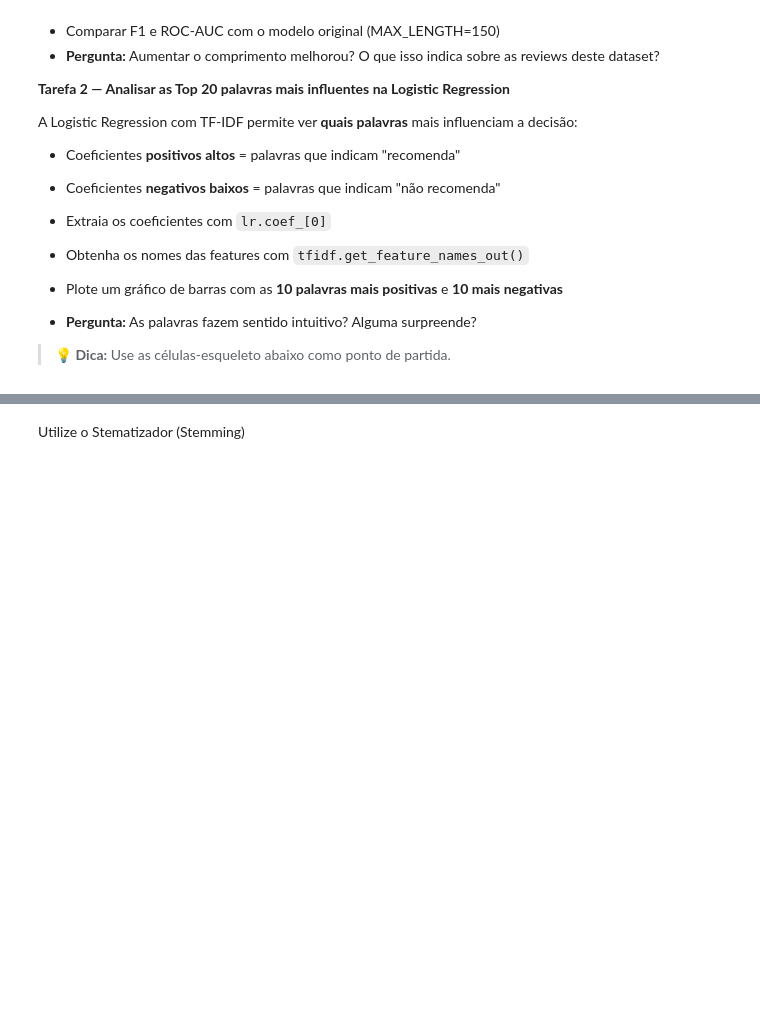
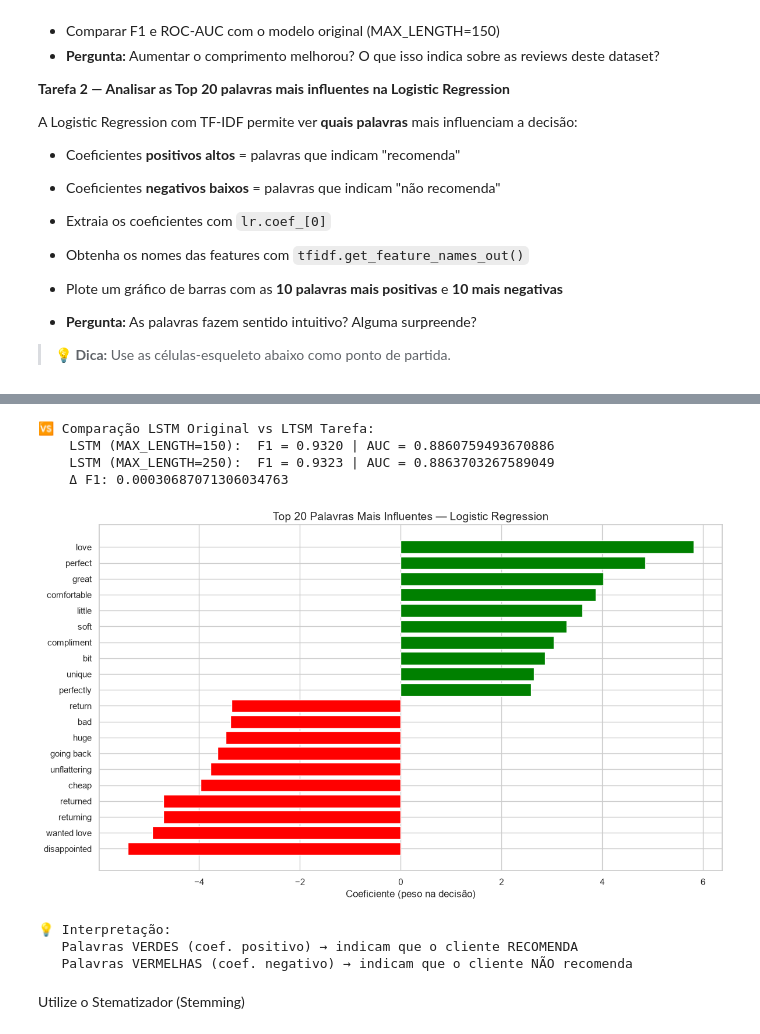
Before and after one commit to thaimartinsp/Machine-Learning, a Jupyter notebook: Aula06/aula06_nlp_sentimento.ipynb, the cells around one changed output, grey strips where cells are left out. Drawn from its saved outputs; the diff is of its cells as text; code cells hidden in the pictures; blank space fills up the shorter version.

```diff
--- a/Aula06/aula06_nlp_sentimento.ipynb
+++ b/Aula06/aula06_nlp_sentimento.ipynb
@@ -1423,3 +1599,64 @@ Restoring model weights from the end of the best epoch: 2.
+# %%
+# 4 — Comparação entre as LSTMs
+
+# Utilizando a formatação de exemplo para as respostas
+print("🆚 Comparação LSTM Original vs LTSM Tarefa:")
+print(f"    LSTM (MAX_LENGTH=150):  F1 = {f1_lstm:.4f} | AUC = {acc_lstm}")
+print(f"    LSTM (MAX_LENGTH=250):  F1 = {f1_lstm_2:.4f} | AUC = {acc_lstm_2}")
+print(f"    Δ F1: {f1_lstm_2 - f1_lstm}")
+# %% [output]
+🆚 Comparação LSTM Original vs LTSM Tarefa:
+    LSTM (MAX_LENGTH=150):  F1 = 0.9320 | AUC = 0.8860759493670886
+    LSTM (MAX_LENGTH=250):  F1 = 0.9323 | AUC = 0.8863703267589049
+    Δ F1: 0.00030687071306034763
+# %%
+# # ============================================================
+# TAREFA 2 — Palavras mais influentes na Logistic Regression
+# ============================================================
+
+# Utilizando as funções indicadas para extrair os coeficientes e
+# as features
+coeficientes = lr.coef_[0]
+palavras = tfidf.get_feature_names_out()
+
+# Criando um DataFrame para ordenar as palavras
+df_palavras = pd.DataFrame({
+    'Palavra': palavras,
+    'Coeficiente': coeficientes
+})
+
+# Obtendo as 10 palavras de cada um dos coeficientes
+negativas = df_palavras.sort_values(by='Coeficiente').head(10)
+positivas = df_palavras.sort_values(by='Coeficiente', ascending=False).head(10)
+
+# Juntando os dois DataFrames e ordena pelo coeficiente
+top_20 = pd.concat([negativas, positivas])
+top_20 = top_20.sort_values(by='Coeficiente')
+
+# Definindo as cores: vermelho para negativo, verde para positivo
+cores = ['red' if coef < 0 else 'green' for coef in top_20['Coeficiente']]
+
+# Plot
+sns.set_theme(style="whitegrid")
+plt.figure(figsize=(12, 7))
+plt.barh(top_20['Palavra'], top_20['Coeficiente'], color=cores)
+
+# Títulos
+plt.title('Top 20 Palavras Mais Influentes — Logistic Regression', fontsize=14)
+plt.xlabel('Coeficiente (peso na decisão)', fontsize=12)
+
+plt.tight_layout()
+plt.show()
+
+# Printando as informações conforme o exemplo
+print("💡 Interpretação:")
+print("   Palavras VERDES (coef. positivo) → indicam que o cliente RECOMENDA")
+print("   Palavras VERMELHAS (coef. negativo) → indicam que o cliente NÃO recomenda")
+# %% [output]
+[figure, added]
+💡 Interpretação:
+   Palavras VERDES (coef. positivo) → indicam que o cliente RECOMENDA
+   Palavras VERMELHAS (coef. negativo) → indicam que o cliente NÃO recomenda
 # %% [markdown]
 Utilize o Stematizador (Stemming)
 # %% [markdown]
```
Also changed, not shown: parts of 21 cells of this notebook, 1 other file.
